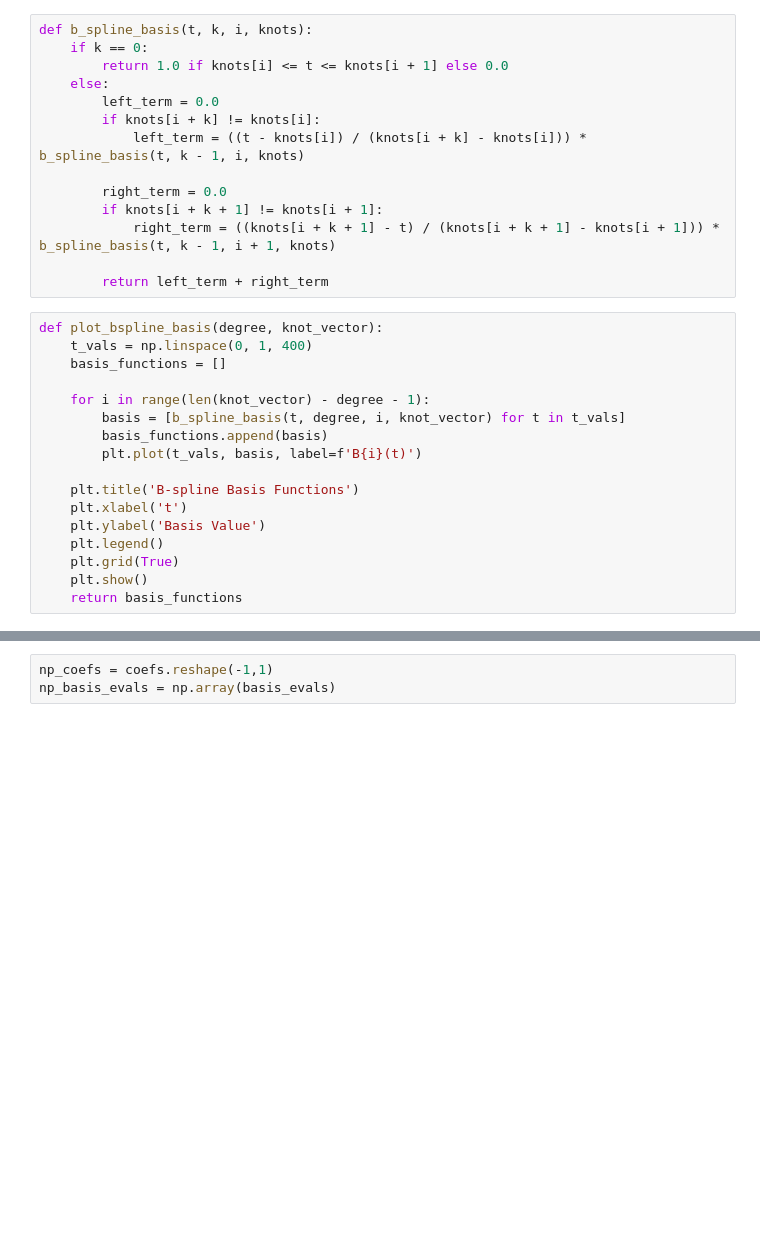
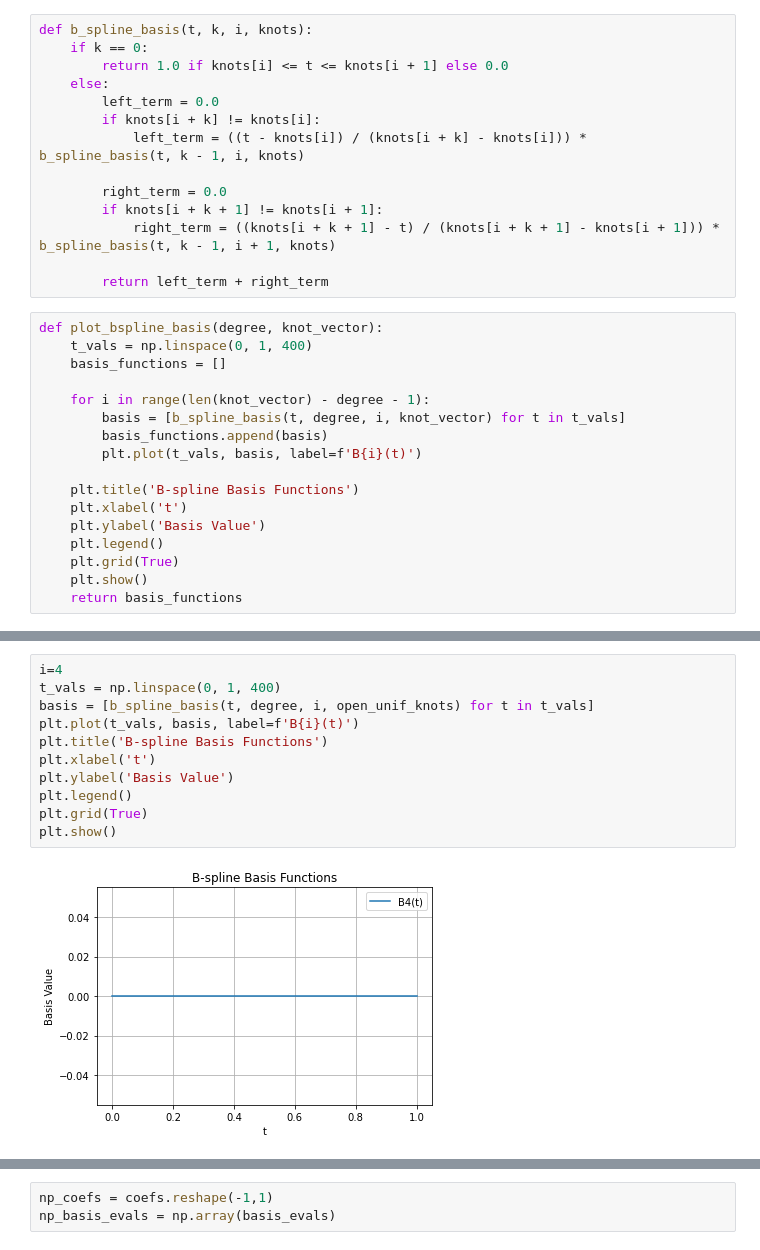
Before and after one commit to TedOiler/nbdo_paper, a Jupyter notebook: playground/misc_test/retest_b_splines.ipynb, the cells around one changed output, grey strips where cells are left out. Cells and saved outputs as stored; diff of their text form; blank space fills up the shorter version.

```diff
--- a/playground/misc_test/retest_b_splines.ipynb
+++ b/playground/misc_test/retest_b_splines.ipynb
@@ -48,2 +48,15 @@ basis_evals = plot_bspline_basis(degree=degree, knot_vector=open_unif_knots)
+# %%
+i=4
+t_vals = np.linspace(0, 1, 400)
+basis = [b_spline_basis(t, degree, i, open_unif_knots) for t in t_vals]
+plt.plot(t_vals, basis, label=f'B{i}(t)')
+plt.title('B-spline Basis Functions')
+plt.xlabel('t')
+plt.ylabel('Basis Value')
+plt.legend()
+plt.grid(True)
+plt.show()
+# %% [output]
+[figure, added]
 # %%
 print(len(basis_evals))
```
Also changed, not shown: parts of 4 cells of this notebook, 6 other files.
